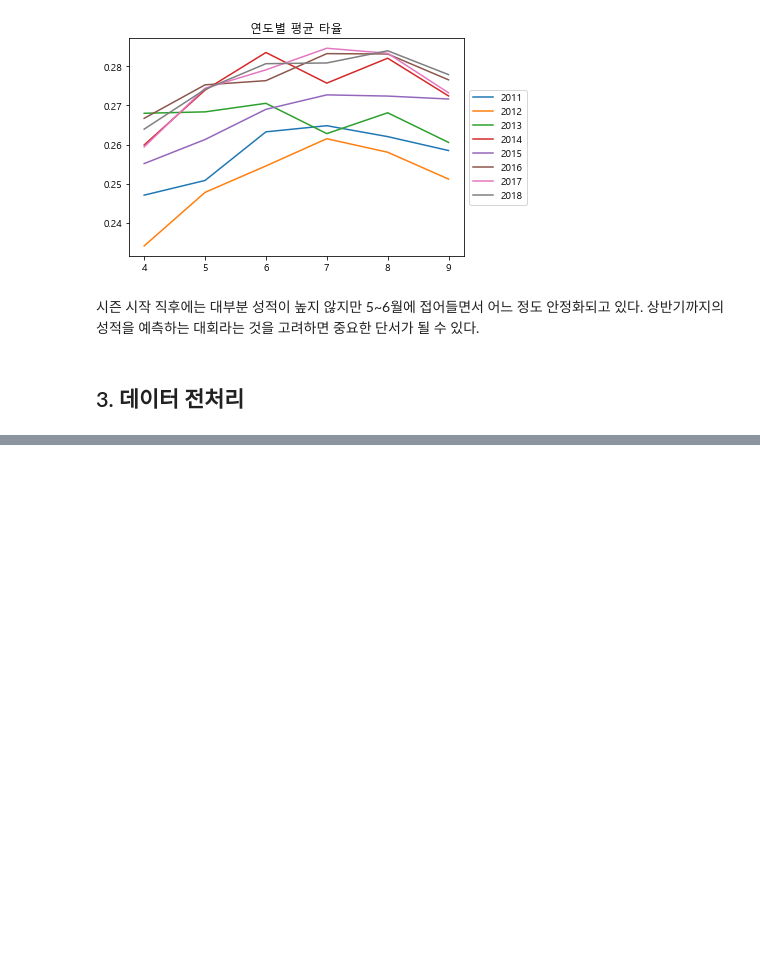
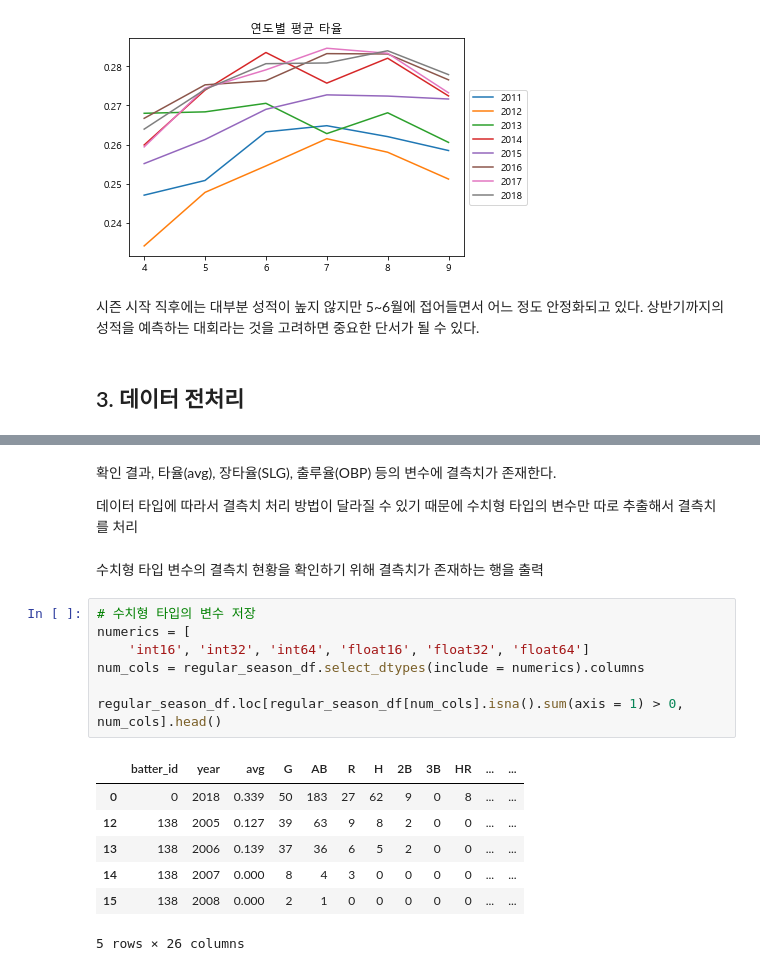
Before and after one commit to mg4432/Dacon-practice, a Jupyter notebook: KBO_OPS_prediction.ipynb, the cells around one changed output, grey strips where cells are left out. Drawn from its saved outputs; the diff is of its cells as text; blank space fills up the shorter version.

```diff
--- a/KBO_OPS_prediction.ipynb
+++ b/KBO_OPS_prediction.ipynb
@@ -587,0 +600,21 @@ plt.show()
+# %% [markdown]
+확인 결과, 타율(avg), 장타율(SLG), 출루율(OBP) 등의 변수에 결측치가 존재한다.
+
+데이터 타입에 따라서 결측치 처리 방법이 달라질 수 있기 때문에 수치형 타입의 변수만 따로 추출해서 결측치를 처리
+# %% [markdown]
+수치형 타입 변수의 결측치 현황을 확인하기 위해 결측치가 존재하는 행을 출력
+# %%
+# 수치형 타입의 변수 저장
+numerics = [
+    'int16', 'int32', 'int64', 'float16', 'float32', 'float64']
+num_cols = regular_season_df.select_dtypes(include = numerics).columns
+
+regular_season_df.loc[regular_season_df[num_cols].isna().sum(axis = 1) > 0, num_cols].head()
+# %% [output]
+|  | batter_id | year | avg | G | AB | R | H | 2B | 3B | HR | ... | ... |
+| 0 | 0 | 2018 | 0.339 | 50 | 183 | 27 | 62 | 9 | 0 | 8 | ... | ... |
+| 12 | 138 | 2005 | 0.127 | 39 | 63 | 9 | 8 | 2 | 0 | 0 | ... | ... |
+| 13 | 138 | 2006 | 0.139 | 37 | 36 | 6 | 5 | 2 | 0 | 0 | ... | ... |
+| 14 | 138 | 2007 | 0.000 | 8 | 4 | 3 | 0 | 0 | 0 | 0 | ... | ... |
+| 15 | 138 | 2008 | 0.000 | 2 | 1 | 0 | 0 | 0 | 0 | 0 | ... | ... |
+5 rows × 26 columns
```
Also changed, not shown: parts of 4 cells of this notebook.
